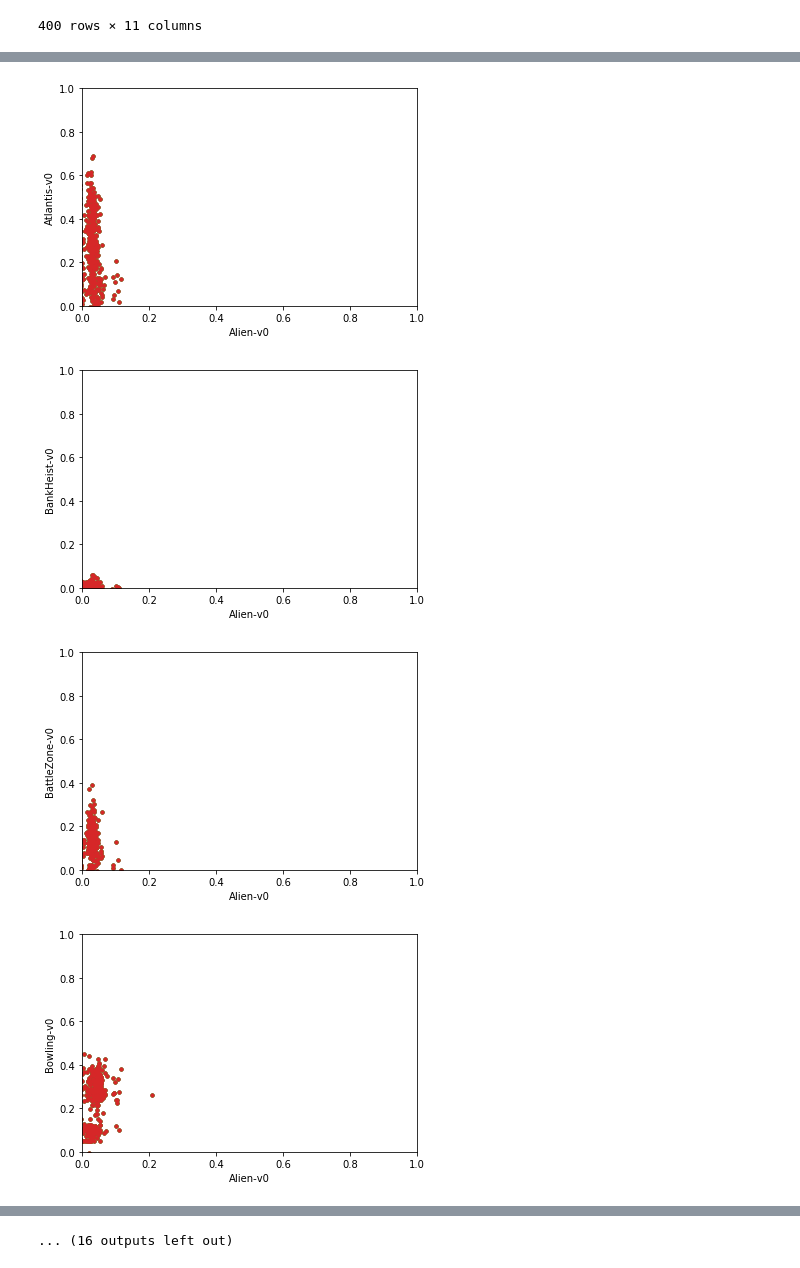
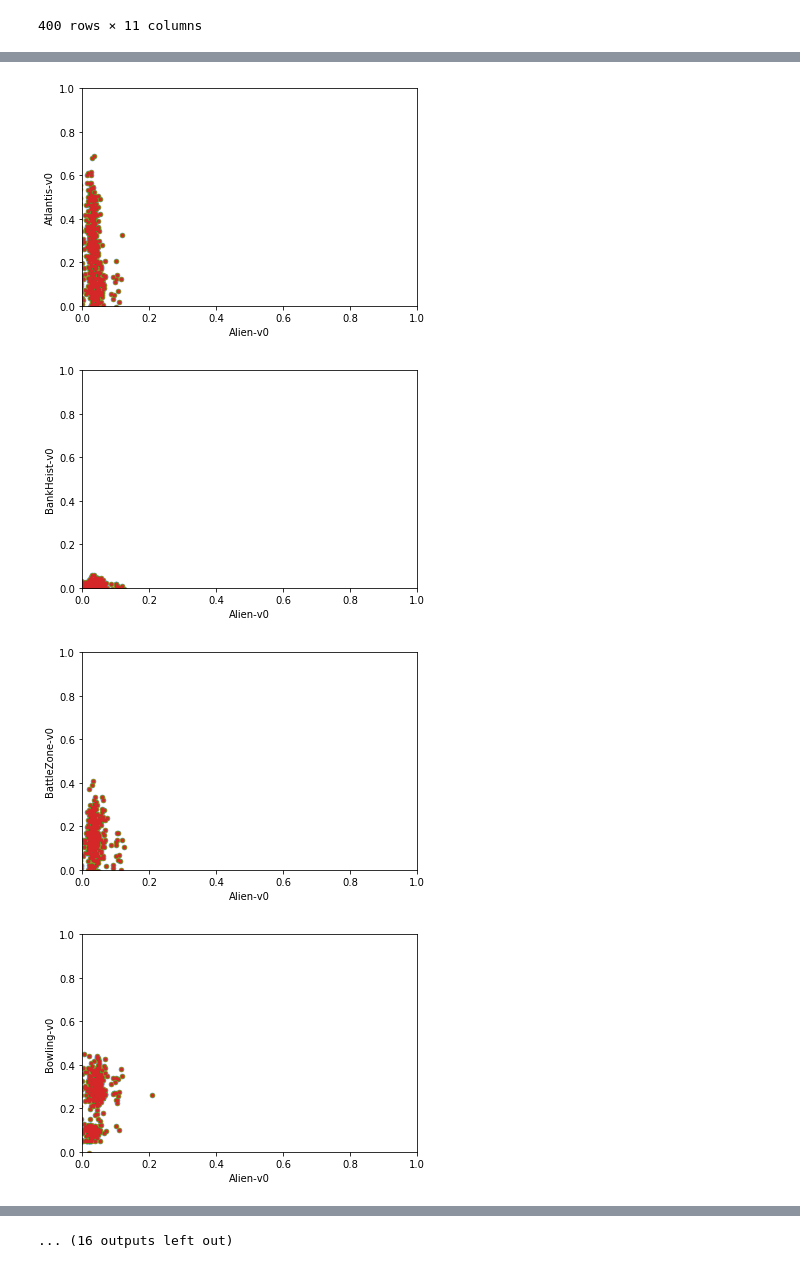
Before and after one commit to Ryan-Amaral/general-game-playing-tpg, a Jupyter notebook: tpg-outcomes/outcomes.ipynb, the cells around one changed output, grey strips where cells are left out. Saved outputs shown, nothing was run; the diff lists cells and outputs as text; code cells hidden in the pictures.

Commit message:
updated visuals

```diff
--- a/tpg-outcomes/outcomes.ipynb
+++ b/tpg-outcomes/outcomes.ipynb
@@ -132,7 +132,7 @@ envs = ['Alien-v0','Asteroids-v0','Atlantis-v0','BankHeist-v0',
             'BattleZone-v0','Bowling-v0','Boxing-v0','Centipede-v0']
 envPairs = list(combinations(envs, 2))
 
-gens = 4
+gens = 5
 
 envPoints = {}
 for env in envs:
@@ -144,7 +144,7 @@ for row in [df.iloc[i] for i in range(len(df)) if not isEmptyRow(df.iloc[i]) and
         envPoints[env][genNum].append((row['score'+env] - soloRandomScores[env])/
                                 (soloTpgScores[env] - soloRandomScores[env]))
 # %%
-colors = ['C0', 'C1', 'C2', 'C3']
+colors = ['C0', 'C1', 'C2', 'C3', 'C4']
 
 #plt.figure(figsize=(10,10))
 
@@ -155,7 +155,7 @@ for i, envPair in enumerate(envPairs):
     plt.xlabel(envPair[0])
     plt.ylabel(envPair[1])
     for gen in range(gens):
-        plt.scatter(envPoints[envPair[0]][gen], envPoints[envPair[1]][gen], c=colors[gen], s=10)
+        plt.scatter(envPoints[envPair[0]][gen], envPoints[envPair[1]][gen], c=colors[gen], s=20-(gen*5))
 
     plt.show()
 # %% [output]
@@ -163,4 +163,4 @@ for i, envPair in enumerate(envPairs):
-[figure, old version]
+[figure, new version]
-[figure, old version]
+[figure, new version]
-[figure, old version]
+[figure, new version]
-[figure, old version]
+[figure, new version]
```
Also changed, not shown: parts of 3 cells of this notebook, 5 other files.
